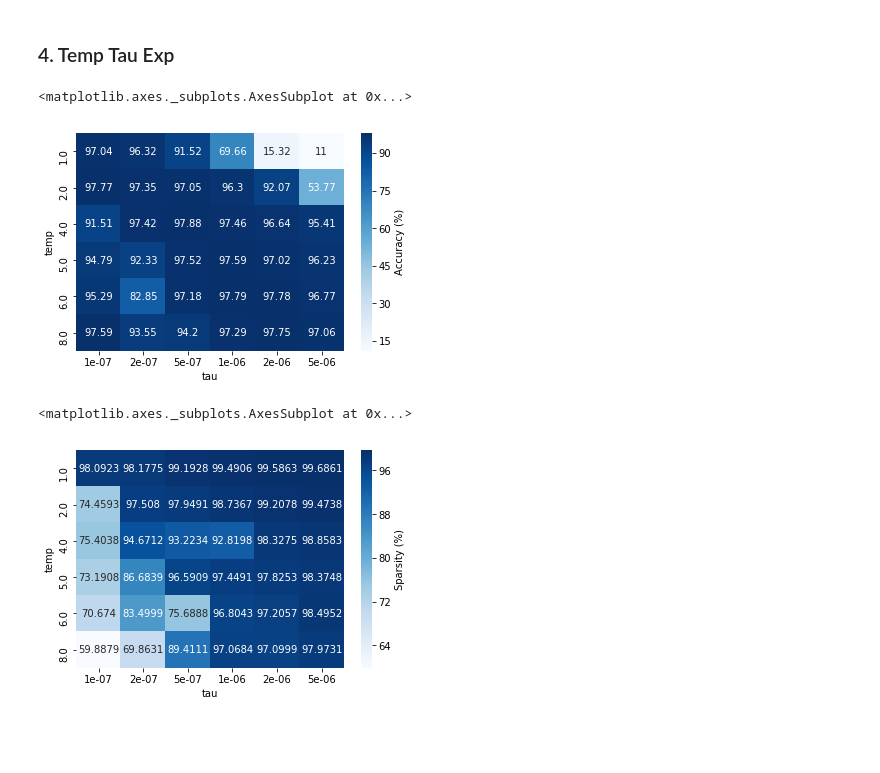
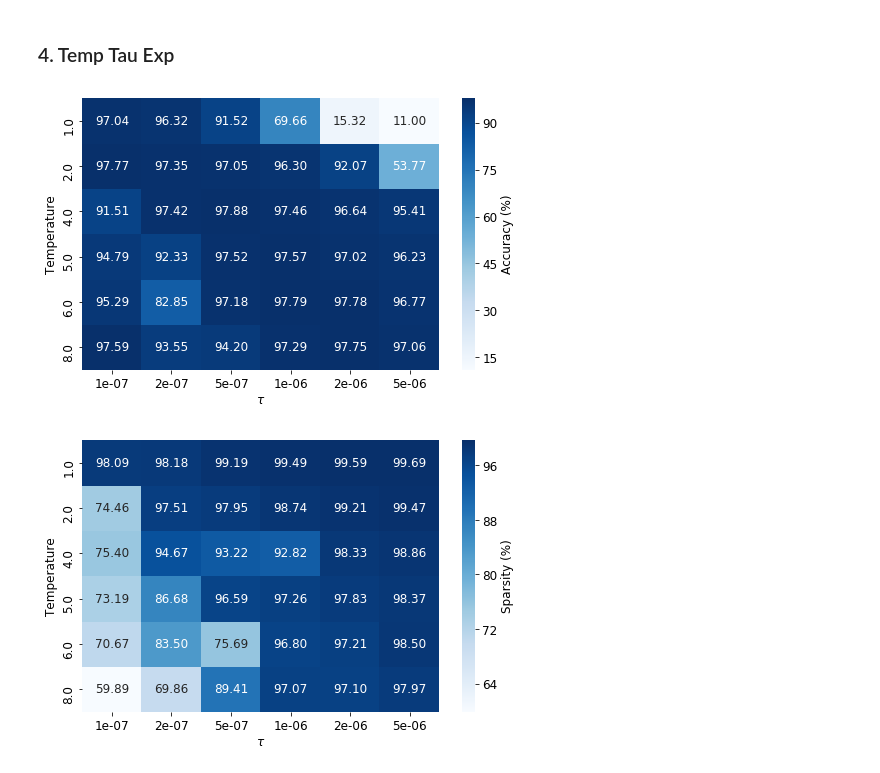
Before and after one commit to okz12/NN_compression, a Jupyter notebook: writeup/vastkd/kdmse_plot.ipynb, the cells around one changed output. Drawn from its saved outputs; the diff is of its cells as text; code cells hidden in the pictures; blank space fills up the shorter version.

```diff
--- a/writeup/vastkd/kdmse_plot.ipynb
+++ b/writeup/vastkd/kdmse_plot.ipynb
@@ -94,15 +102,23 @@ for temp in temp_list:
         tt_exp.loc[idx] = ([temp, tau, res["prune_acc"]["test"], res["sparsity"]])
         idx+=1
 # %%
-sns.heatmap(tt_exp.pivot(index='temp', columns='tau', values='acc'), cmap='Blues', cbar_kws = {'label' : 'Accuracy (%)'}, annot=True, fmt="g")
+plt.figure(figsize=(8,5))
+sns.heatmap(tt_exp.pivot(index='temp', columns='tau', values='acc'), cmap='Blues', cbar_kws = {'label' : 'Accuracy (%)'}, annot=True, fmt=".2f")
+plt.xlabel("$\\tau$")
+plt.ylabel("Temperature")
+plt.savefig('figs/swskdttacc.eps', format='eps', dpi=1000, bbox_inches='tight')
+plt.show()
 # %% [output]
-<matplotlib.axes._subplots.AxesSubplot at 0x...>
-[figure, old version]
+[figure, new version]
 # %%
-sns.heatmap(tt_exp.pivot(index='temp', columns='tau', values='sp'), cmap='Blues', cbar_kws = {'label' : 'Sparsity (%)'}, annot=True, fmt="g")
+plt.figure(figsize=(8,5))
+sns.heatmap(tt_exp.pivot(index='temp', columns='tau', values='sp'), cmap='Blues', cbar_kws = {'label' : 'Sparsity (%)'}, annot=True, fmt=".2f")
+plt.xlabel("$\\tau$")
+plt.ylabel("Temperature")
+plt.savefig('figs/swskdttsp.eps', format='eps', dpi=1000, bbox_inches='tight')
+plt.show()
 # %% [output]
-<matplotlib.axes._subplots.AxesSubplot at 0x...>
-[figure, old version]
+[figure, new version]
 # %%
 tt_exp.query("sp > 97.2 and acc > 97.2")
 # %% [output]
```
Also changed, not shown: parts of 7 cells of this notebook, 4 other files.
